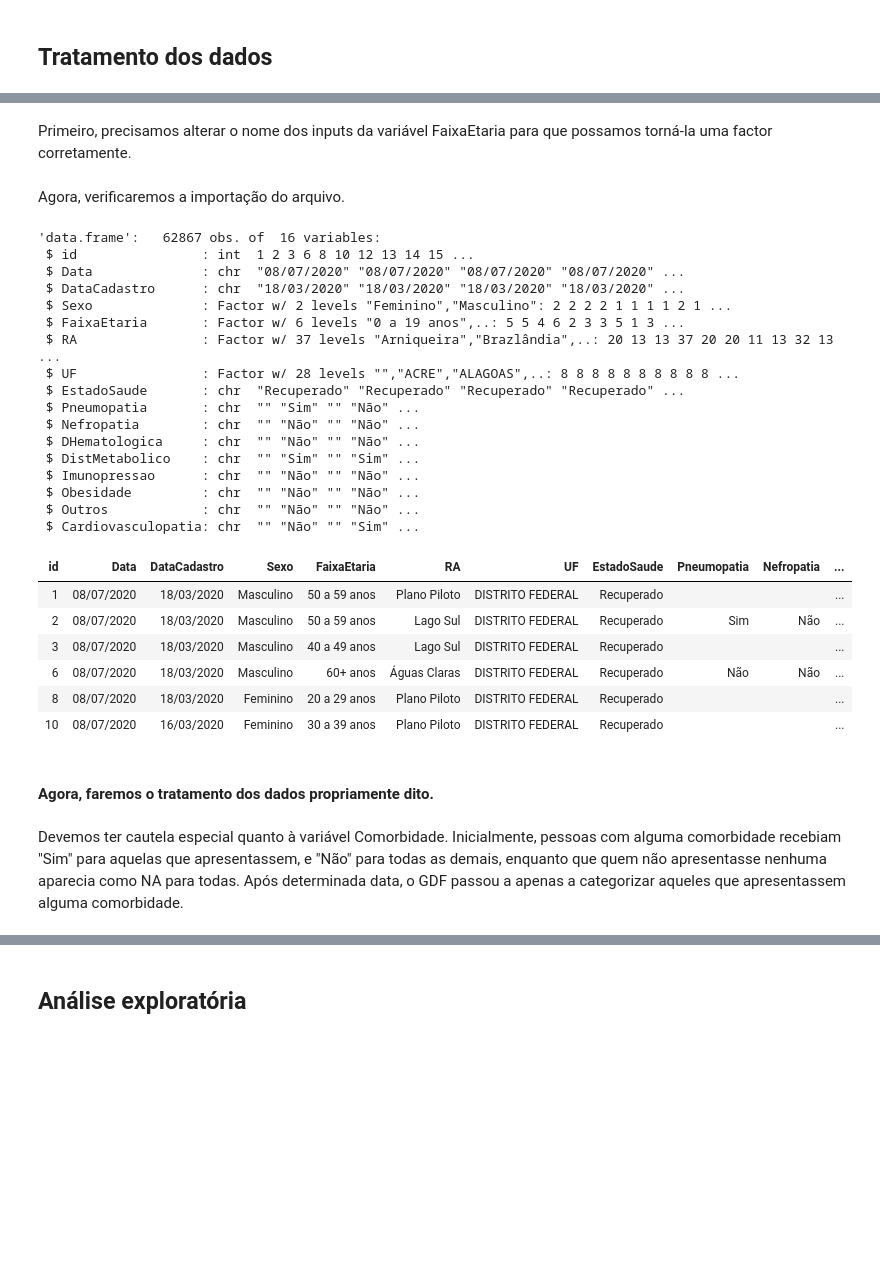
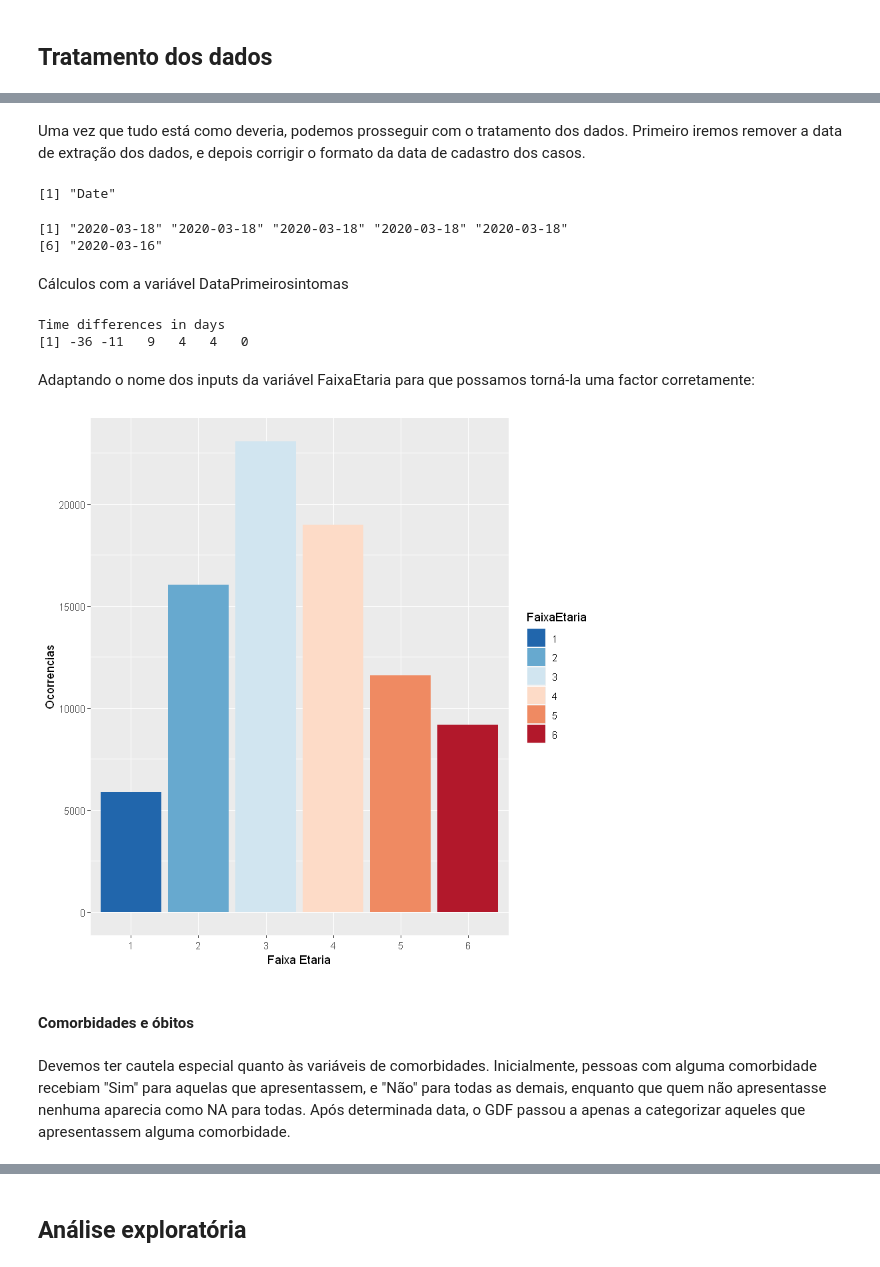
Before and after one commit to rstuckert3/covid_df, a Jupyter notebook: covid_notebook.ipynb, the cells around one changed output, grey strips where cells are left out. Drawn from its saved outputs; the diff is of its cells as text; code cells hidden in the pictures; blank space fills up the shorter version.

```diff
--- a/covid_notebook.ipynb
+++ b/covid_notebook.ipynb
@@ -53,48 +86,50 @@ df <- data.table::fread(arquivo, encoding = "UTF-8",
+# %% [markdown]
+Uma vez que tudo está como deveria, podemos prosseguir com o tratamento dos dados. Primeiro iremos remover a data de extração dos dados, e depois corrigir o formato da data de cadastro dos casos.
+# %%
+# Pega a data de extração dos dados
+extraction_date <- df$Data[1] %>%
+  as.Date(format = '%d/%m/%Y')
+
+# Remove a coluna com a data de extração e corrige o formato das demais datas.
+df <- df %>%
+    select(-c("Data")) %>%
+    mutate(DataCadastro = as.Date(DataCadastro, format = '%d/%m/%Y'),
+          DataPrimeirosintomas = as.Date(DataPrimeirosintomas, format = '%d/%m/%Y'))
+
+# Verificando
+class(df$DataCadastro)
+head(df$DataCadastro)
+# %% [output]
+[1] "Date"
+[1] "2020-03-18" "2020-03-18" "2020-03-18" "2020-03-18" "2020-03-18"
+[6] "2020-03-16"
+# %% [markdown]
+Cálculos com a variável DataPrimeirosintomas
+# %%
+df <- df %>%
+  mutate(TempoPercorridoExame = DataCadastro - DataPrimeirosintomas)
+
+head(df$TempoPercorridoExame)
+# %% [output]
+Time differences in days
+[1] -36 -11   9   4   4   0
 # %% [markdown]
-Primeiro, precisamos alterar o nome dos inputs da variável FaixaEtaria para que possamos torná-la uma factor corretamente.
+Adaptando o nome dos inputs da variável FaixaEtaria para que possamos torná-la uma factor corretamente:
 # %%
 # Corrige os nomes das faixas etárias e torna a variável factor.
 df <- df %>%
   mutate(FaixaEtaria = ifelse(FaixaEtaria == "<= 19 anos", "0 a 19 anos", FaixaEtaria),
          FaixaEtaria = ifelse(FaixaEtaria == ">= 60 anos", "60+ anos", FaixaEtaria),
          FaixaEtaria = as.factor(FaixaEtaria))
 
-# Pega a data de extração dos dados
-extraction_date <- df$Data[1] %>%
-  as.Date(format = '%d/%m/%Y')
+df %>%
+  ggplot(aes(x = FaixaEtaria, fill = FaixaEtaria)) +
+  geom_bar() +
+  scale_fill_brewer(palette="RdBu", direction = -1) +
+  labs(x = "Faixa Etaria", y = "Ocorrencias")
+# %% [output]
+[figure, added]
-# %% [markdown]
-Agora, verificaremos a importação do arquivo.
-# %%
-# Verifica a importação do arquivo
-str(df) # Estrutura
-head(df) # Início
-#tail(df) # Fim
-# %% [output]
-'data.frame':   62867 obs. of  16 variables:
- $ id                : int  1 2 3 6 8 10 12 13 14 15 ...
- $ Data              : chr  "08/07/2020" "08/07/2020" "08/07/2020" "08/07/2020" ...
- $ DataCadastro      : chr  "18/03/2020" "18/03/2020" "18/03/2020" "18/03/2020" ...
- $ Sexo              : Factor w/ 2 levels "Feminino","Masculino": 2 2 2 2 1 1 1 1 2 1 ...
- $ FaixaEtaria       : Factor w/ 6 levels "0 a 19 anos",..: 5 5 4 6 2 3 3 5 1 3 ...
- $ RA                : Factor w/ 37 levels "Arniqueira","Brazlândia",..: 20 13 13 37 20 20 11 13 32 13 ...
- $ UF                : Factor w/ 28 levels "","ACRE","ALAGOAS",..: 8 8 8 8 8 8 8 8 8 8 ...
- $ EstadoSaude       : chr  "Recuperado" "Recuperado" "Recuperado" "Recuperado" ...
- $ Pneumopatia       : chr  "" "Sim" "" "Não" ...
- $ Nefropatia        : chr  "" "Não" "" "Não" ...
- $ DHematologica     : chr  "" "Não" "" "Não" ...
- $ DistMetabolico    : chr  "" "Sim" "" "Sim" ...
- $ Imunopressao      : chr  "" "Não" "" "Não" ...
- $ Obesidade         : chr  "" "Não" "" "Não" ...
- $ Outros            : chr  "" "Não" "" "Não" ...
- $ Cardiovasculopatia: chr  "" "Não" "" "Sim" ...
-| id | Data | DataCadastro | Sexo | FaixaEtaria | RA | UF | EstadoSaude | Pneumopatia | Nefropatia | ... |
-| 1 | 08/07/2020 | 18/03/2020 | Masculino | 50 a 59 anos | Plano Piloto | DISTRITO FEDERAL | Recuperado |  |  | ... |
-| 2 | 08/07/2020 | 18/03/2020 | Masculino | 50 a 59 anos | Lago Sul | DISTRITO FEDERAL | Recuperado | Sim | Não | ... |
-| 3 | 08/07/2020 | 18/03/2020 | Masculino | 40 a 49 anos | Lago Sul | DISTRITO FEDERAL | Recuperado |  |  | ... |
-| 6 | 08/07/2020 | 18/03/2020 | Masculino | 60+ anos | Águas Claras | DISTRITO FEDERAL | Recuperado | Não | Não | ... |
-| 8 | 08/07/2020 | 18/03/2020 | Feminino | 20 a 29 anos | Plano Piloto | DISTRITO FEDERAL | Recuperado |  |  | ... |
-| 10 | 08/07/2020 | 16/03/2020 | Feminino | 30 a 39 anos | Plano Piloto | DISTRITO FEDERAL | Recuperado |  |  | ... |
-# %% [markdown]
-#### Agora, faremos o tratamento dos dados propriamente dito.
+# %% [markdown]
+#### Comorbidades e óbitos
 # %% [markdown]
-Devemos ter cautela especial quanto à variável Comorbidade. Inicialmente, pessoas com alguma comorbidade recebiam "Sim" para aquelas que apresentassem, e "Não" para todas as demais, enquanto que quem não apresentasse nenhuma aparecia como NA para todas. Após determinada data, o GDF passou a apenas a categorizar aqueles que apresentassem alguma comorbidade.
+Devemos ter cautela especial quanto às variáveis de comorbidades. Inicialmente, pessoas com alguma comorbidade recebiam "Sim" para aquelas que apresentassem, e "Não" para todas as demais, enquanto que quem não apresentasse nenhuma aparecia como NA para todas. Após determinada data, o GDF passou a apenas a categorizar aqueles que apresentassem alguma comorbidade.
```
Also changed, not shown: parts of 20 cells of this notebook.
